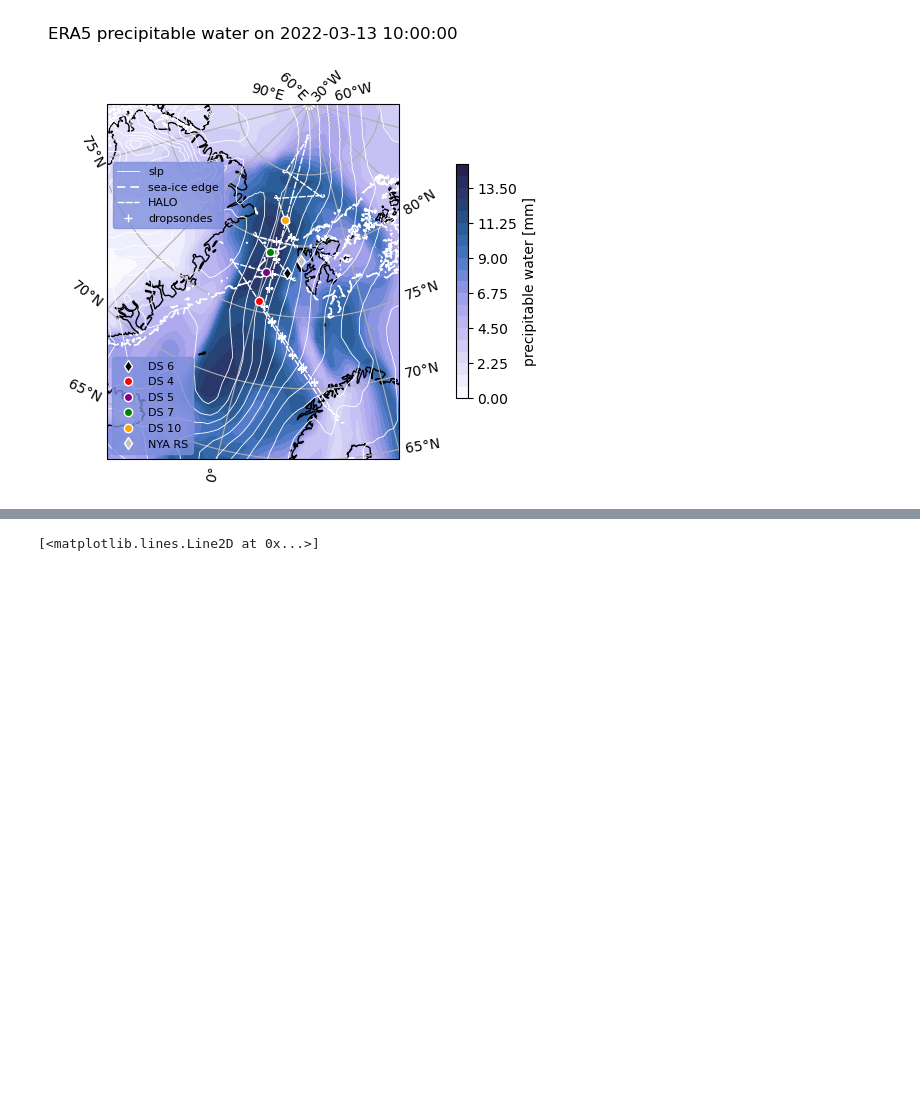
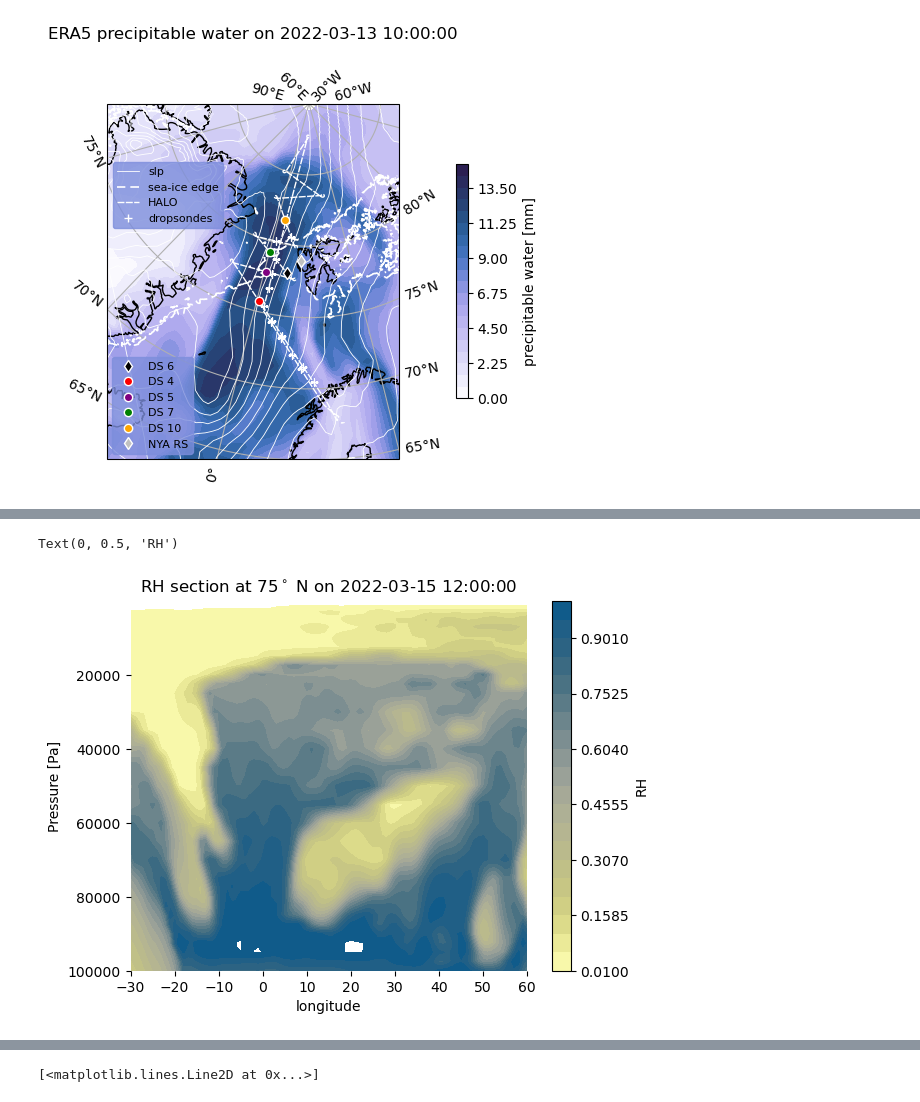
Before and after one commit to fepit/haloac3_moistintrusion, a Jupyter notebook: hac3_paper.ipynb, the cells around one changed output, grey strips where cells are left out. Saved outputs shown, nothing was run; the diff lists cells and outputs as text; code cells hidden in the pictures; blank space fills up the shorter version.

```diff
--- a/hac3_paper.ipynb
+++ b/hac3_paper.ipynb
@@ -384,0 +411,17 @@ plt.savefig('/Users/fpithan/Documents/haloac3_paper/hac3_sondes_pw_220313_12_f2.
+# %%
+ptime='2022-03-15 12:00:00'
+sellat=75
+ax=plt.subplot()
+cm=ax.contourf(f_q.lon,f_q.plev,f_q.var133.sel(time=ptime,lat=sellat,method='nearest')/(0.622/(f_t.plev/100)*6.112*np.exp(17.62*(f_t.var130.sel(time=ptime,lat=sellat,method='nearest')-273.15)/(243.12+f_t.var130.sel(time=ptime,lat=sellat,method='nearest')-273.15))),levels=np.linspace(0.01,1,21),cmap=cmcr.nuuk_r)
+        #ax.contour(f_q.lon,f_q.plev,f_q.var133.sel(time='2022-03-13 12:00:00',lat=sellat,method='nearest')/(0.622/(f_t.plev/100)*6.112*np.exp(17.62*(f_t.var130.sel(time='2022-03-13 12:00:00',lat=sellat,method='nearest')-273.15)/(243.12+f_t.var130.sel(time='2022-03-13 12:00:00',lat=sellat,method='nearest')-273.15))),levels=np.linspace(0.8,0.9,2),colors='k')
+ax.invert_yaxis()
+ax.set_xlim(-30,60)
+ax.set_title('RH section at '+str(sellat)+'$^\circ$ N on '+ptime)
+ax.set_xlabel('longitude')
+ax.set_ylabel('Pressure [Pa]')
+
+cbar=plt.colorbar(cm,ax=ax)
+cbar.ax.set_ylabel('RH')
+# %% [output]
+Text(0, 0.5, 'RH')
+[figure, added]
```
Also changed, not shown: parts of 2 cells of this notebook.
